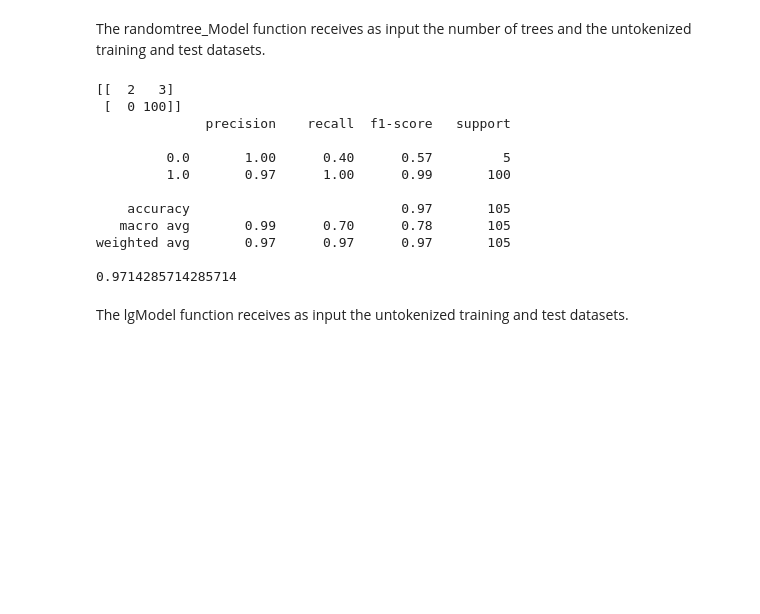
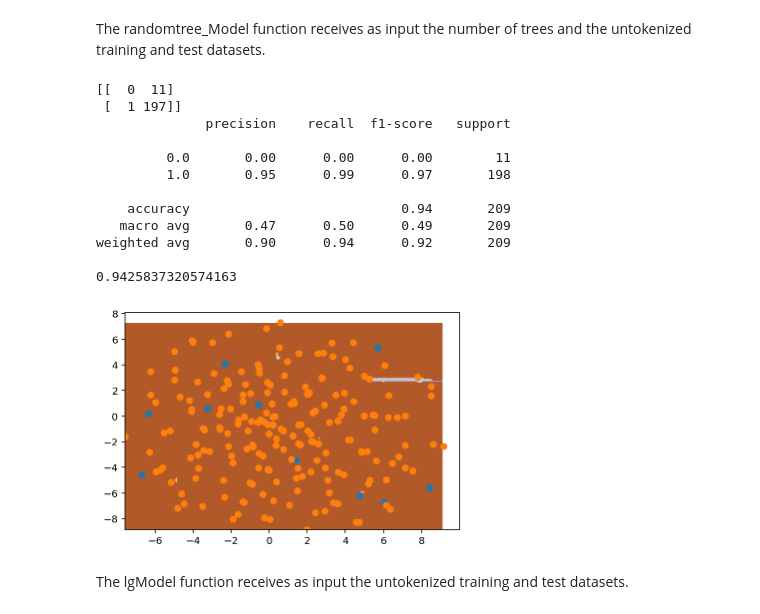
Before and after one commit to Testbild/azubi_evaluation_ml_with_tf, a Jupyter notebook: azubi_evaluation_ml_with_tensorflow/code/Project_Notebook_FinalSubmission.ipynb, the cells around one changed output. Drawn from its saved outputs; the diff is of its cells as text; code cells hidden in the pictures; blank space fills up the shorter version.

Commit message:
Minor Fixes and Scatterplot added

```diff
--- a/azubi_evaluation_ml_with_tensorflow/code/Project_Notebook_FinalSubmission.ipynb
+++ b/azubi_evaluation_ml_with_tensorflow/code/Project_Notebook_FinalSubmission.ipynb
@@ -1050,22 +578,63 @@ def plot_classifier(model, X_test, y_test, proba=True, xlabel='Essays', ylabel='
 The functions defined above for the primitive models are executed.
 # %% [markdown]
 The randomtree_Model function receives as input the number of trees and the untokenized training and test datasets.
+# %%
+xTrainArray3, yTrainArray3, xValArray3, yValArray3, xTestArray3, yTestArray3, azubi_df_cleaned_no_stopwords3 = prepareDataSelectedColumns(azubi_df_mails_and_scored_combined, 'Mails_Combined', 'a4s_combined_i2b', False, True, False)
+# %%
+xValTestArray3 = np.concatenate((xValArray3, xTestArray3))
+yValTestArray3 = np.concatenate((yValArray3, yTestArray3))
+
+from sklearn.manifold import TSNE
+from sklearn.decomposition import TruncatedSVD
+xTrainArray3_reduced = TruncatedSVD(n_components=50, random_state=0).fit_transform(xTrainArray3)
+xTrainArray3_embedded = TSNE(n_components=2).fit_transform(xTrainArray3_reduced)
+xValTestArray3_reduced = TruncatedSVD(n_components=50, random_state=0).fit_transform(xValTestArray3)
+xValTestArray3_embedded = TSNE(n_components=2).fit_transform(xValTestArray3_reduced)
 # %%
 #Execute random forest model
-modelRandomForest,historyRandomForest, y_predictRandomForest = randomtree_Model(100, xTrainArray3, yTrainArray3[:,1], xValArray3, yValArray3[:,1])
+modelRandomForest,historyRandomForest, y_predictRandomForest = randomtree_Model(100, xTrainArray3_embedded, yTrainArray3[:,1], xValTestArray3_embedded, yValTestArray3[:,1])
 # %% [output]
-[[  2   3]
- [  0 100]]
+[[  0  11]
+ [  1 197]]
               precision    recall  f1-score   support
 
-         0.0       1.00      0.40      0.57         5
-         1.0       0.97      1.00      0.99       100
+         0.0       0.00      0.00      0.00        11
+         1.0       0.95      0.99      0.97       198
 
-    accuracy                           0.97       105
-   macro avg       0.99      0.70      0.78       105
-weighted avg       0.97      0.97      0.97       105
+    accuracy                           0.94       209
+   macro avg       0.47      0.50      0.49       209
+weighted avg       0.90      0.94      0.92       209
 
-0.9714285714285714
+0.9425837320574163
+# %%
+# define bounds of the domain
+xmin, xmax = np.min(xValTestArray3_embedded[:,0]), np.max(xValTestArray3_embedded[:,0])
+ymin, ymax = np.min(xValTestArray3_embedded[:,1]), np.max(xValTestArray3_embedded[:,1])
+# define the x and y scale
+xgrid = np.arange(xmin, xmax, 0.1)
+ygrid = np.arange(ymin, ymax, 0.1)
+# create all of the lines and rows of the grid
+xx, yy = np.meshgrid(xgrid, ygrid)
+# flatten each grid to a vector
+rx, ry = xx.flatten(), yy.flatten()
+#r = np.array(r)
+rx, ry = rx.reshape((len(rx), 1)), ry.reshape((len(ry), 1))
+# horizontal stack vectors to create x input for the model
+grid = np.hstack((rx, ry))
+# make predictions for the grid
+y_predLggrid = modelRandomForest.predict(grid)
+# reshape the predictions back into a grid
+zz = y_predLggrid.reshape(xx.shape)
+# plot the grid of x, y and z values as a surface
+pyplot.contourf(xx, yy, zz, cmap='Paired')
+# create scatter plot for samples from each class
+for class_value in range(2):
+    # get row indexes for samples with this class
+    row_ix = np.where(yValTestArray3[:,1] == class_value)
+    # create scatter of these samples
+    plt.scatter(xValTestArray3_embedded[row_ix, 0], xValTestArray3_embedded[row_ix, 1], cmap='Paired')
+# %% [output]
+[figure, added]
 # %% [markdown]
 The lgModel function receives as input the untokenized training and test datasets.
 # %%
```
Also changed, not shown: parts of 106 cells of this notebook.
